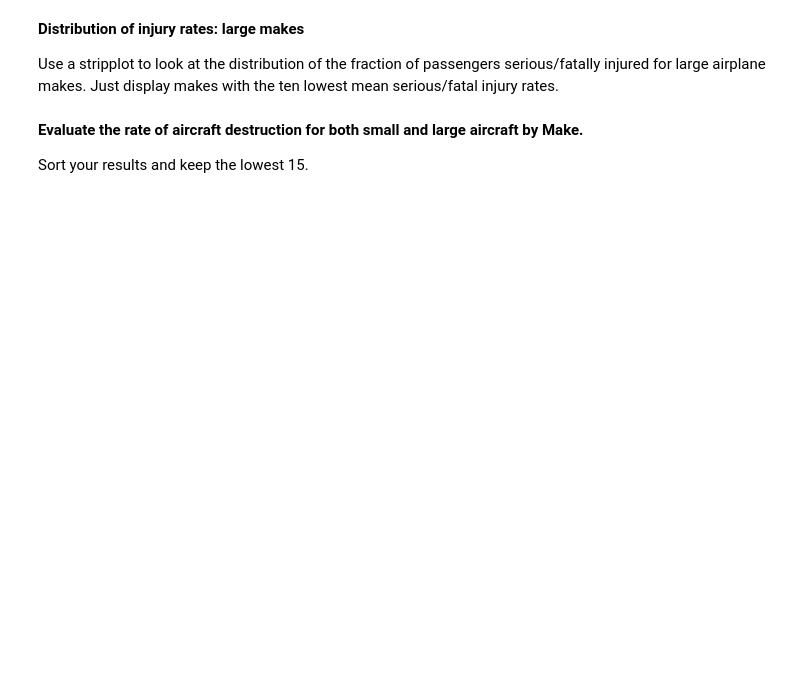
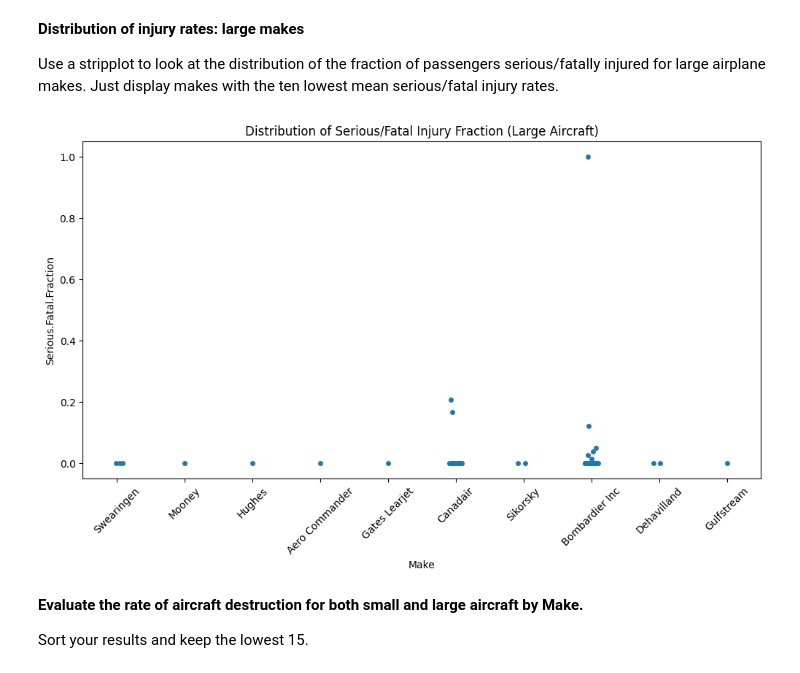
Before and after one commit to sangchepkirui/Aviation-accidents-and-data-cleaning-, a Jupyter notebook: Aviation_Accidents_Data_Analysis.ipynb, the cells around one changed output. Drawn from its saved outputs; the diff is of its cells as text; code cells hidden in the pictures; blank space fills up the shorter version.

```diff
--- a/Aviation_Accidents_Data_Analysis.ipynb
+++ b/Aviation_Accidents_Data_Analysis.ipynb
@@ -90,20 +128,19 @@ plt.show()
 
 Use a stripplot to look at the distribution of the fraction of passengers serious/fatally injured for large airplane makes. Just display makes with the ten lowest mean serious/fatal injury rates.
 # %%
-# Strip plot — injury rate distribution for top 10 large makes
-top10_large_makes = (large_df.groupby('Make')['Serious.Fatal.Fraction']
-                    .mean().dropna().sort_values().head(10).index)
-large_top10 = large_df[large_df['Make'].isin(top10_large_makes)]
+# Top 10 safest large aircraft makes
+top_large_makes = large_planes.groupby('Make')['Serious.Fatal.Fraction'].mean().sort_values().head(10).index
 
-fig, ax = plt.subplots(figsize=(14, 6))
-sns.stripplot(data=large_top10, x='Make', y='Serious.Fatal.Fraction',
-              order=top10_large_makes, alpha=0.5, jitter=True, ax=ax)
-ax.set_title('Distribution of Serious/Fatal Injury Rate — Top 10 Large Makes')
-ax.set_xlabel('Make')
-ax.set_ylabel('Serious/Fatal Injury Fraction')
-ax.tick_params(axis='x', labelrotation=45)
-plt.tight_layout()
+large_subset = large_planes[large_planes['Make'].isin(top_large_makes)]
+
+plt.figure(figsize=(12,6))
+sns.stripplot(data=large_subset, x='Make', y='Serious.Fatal.Fraction')
+
+plt.title("Distribution of Serious/Fatal Injury Fraction (Large Aircraft)")
+plt.xticks(rotation=45)
 plt.show()
+# %% [output]
+[figure, added]
 # %% [markdown]
 **Evaluate the rate of aircraft destruction for both small and large aircraft by Make.**
 
```
Also changed, not shown: parts of 12 cells of this notebook, 1 other file.
